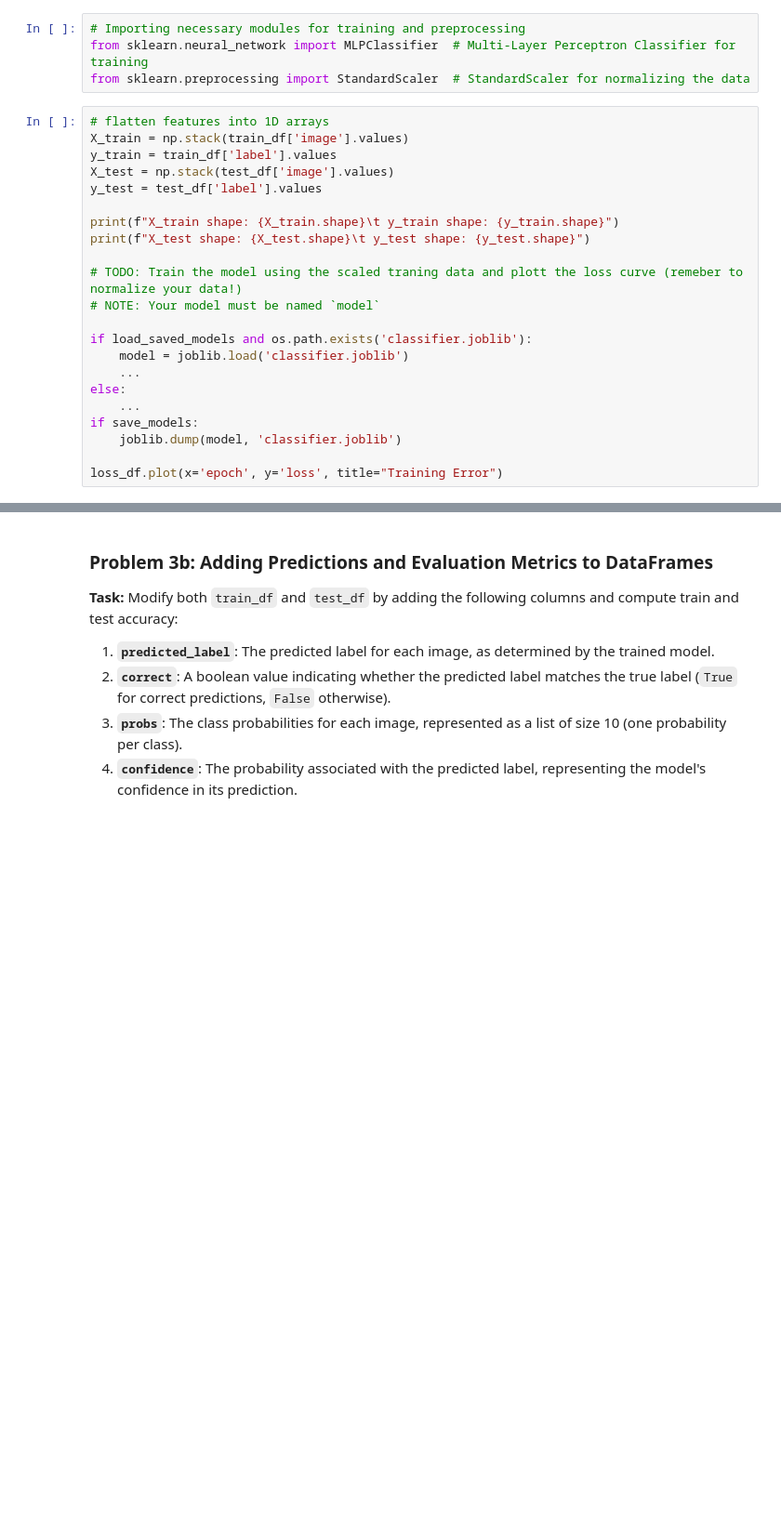
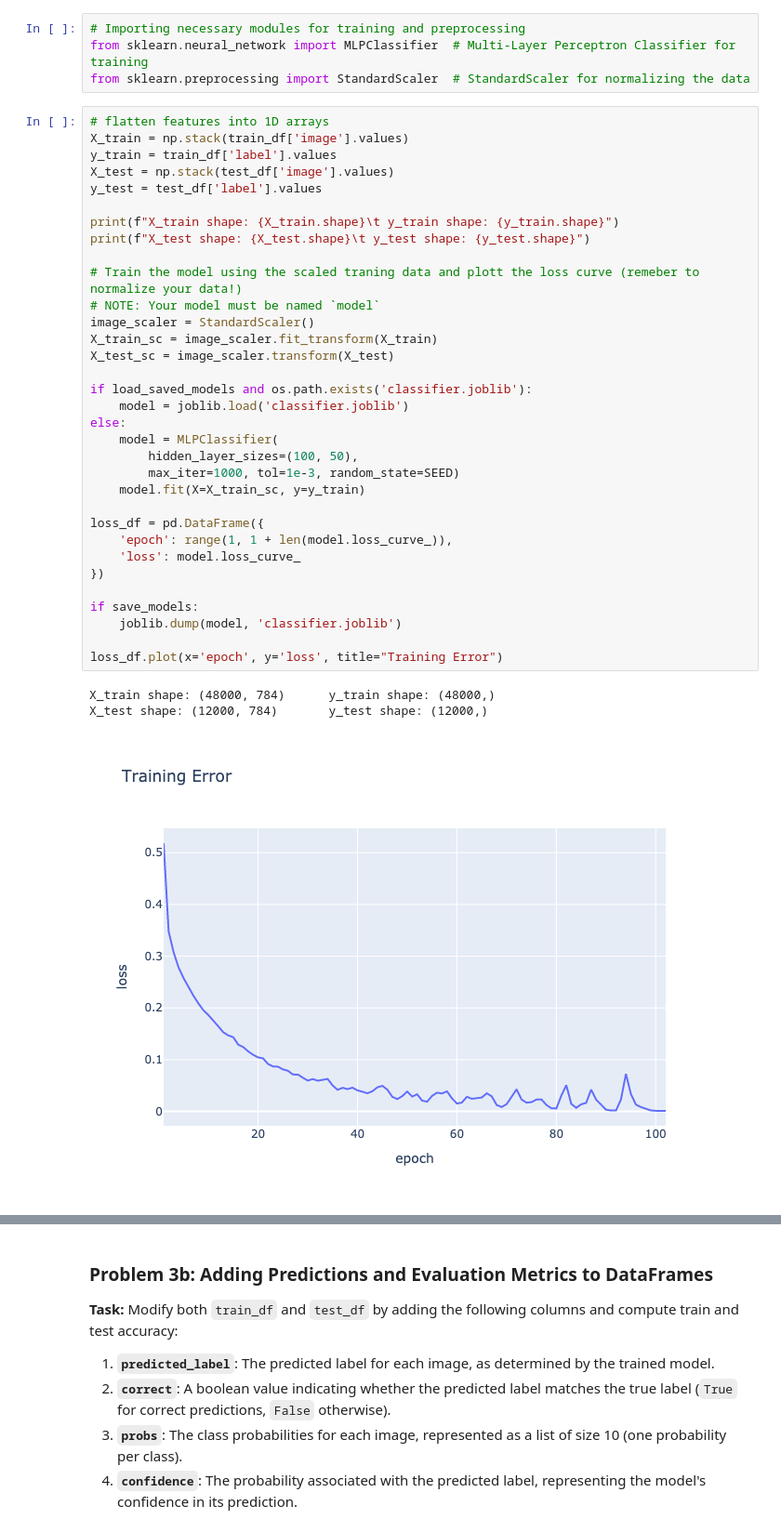
Before and after one commit to kyzyc/CS189_2025Fall_GA_Template, a Jupyter notebook: hw/hw1/fashion_pt_1.ipynb, the cells around one changed output, grey strips where cells are left out. Shown at 93% size. Cells and saved outputs as stored; diff of their text form; blank space fills up the shorter version.

```diff
--- a/hw/hw1/fashion_pt_1.ipynb
+++ b/hw/hw1/fashion_pt_1.ipynb
@@ -607,24 +610,39 @@ from sklearn.preprocessing import StandardScaler  # StandardScaler for normalizi
 # %%
 # flatten features into 1D arrays
 X_train = np.stack(train_df['image'].values)
 y_train = train_df['label'].values
 X_test = np.stack(test_df['image'].values)
 y_test = test_df['label'].values
 
 print(f"X_train shape: {X_train.shape}\t y_train shape: {y_train.shape}")
 print(f"X_test shape: {X_test.shape}\t y_test shape: {y_test.shape}")
 
-# TODO: Train the model using the scaled traning data and plott the loss curve (remeber to normalize your data!)
+# Train the model using the scaled traning data and plott the loss curve (remeber to normalize your data!)
 # NOTE: Your model must be named `model`
+image_scaler = StandardScaler()
+X_train_sc = image_scaler.fit_transform(X_train)
+X_test_sc = image_scaler.transform(X_test)
 
 if load_saved_models and os.path.exists('classifier.joblib'):
     model = joblib.load('classifier.joblib')
-    ...
 else:
-    ...
+    model = MLPClassifier(
+        hidden_layer_sizes=(100, 50),
+        max_iter=1000, tol=1e-3, random_state=SEED)
+    model.fit(X=X_train_sc, y=y_train)
+
+loss_df = pd.DataFrame({
+    'epoch': range(1, 1 + len(model.loss_curve_)),
+    'loss': model.loss_curve_
+})
+
 if save_models:
     joblib.dump(model, 'classifier.joblib')
 
 loss_df.plot(x='epoch', y='loss', title="Training Error")
+# %% [output]
+X_train shape: (48000, 784)      y_train shape: (48000,)
+X_test shape: (12000, 784)       y_test shape: (12000,)
+[figure, added]
 # %%
 grader.check("q3a")
```
Also changed, not shown: parts of 33 cells of this notebook, 1 other file.
